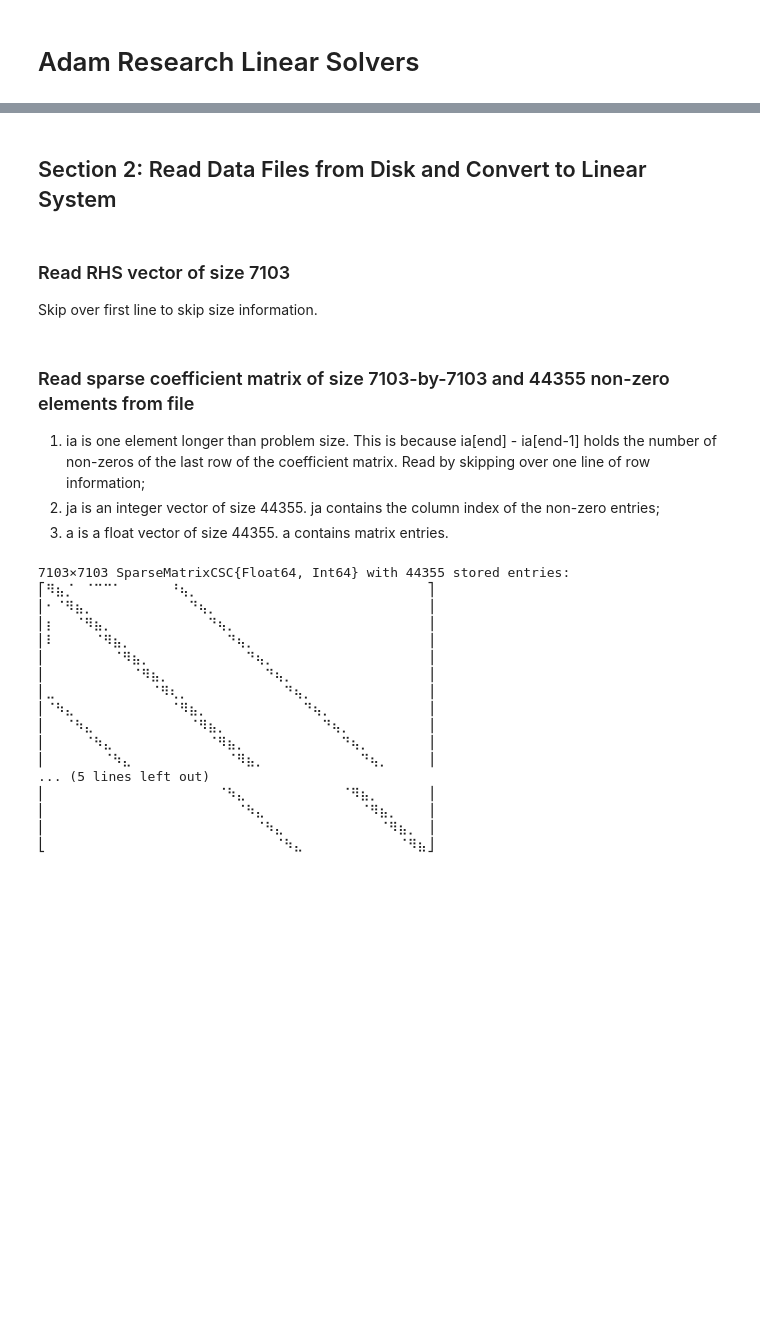
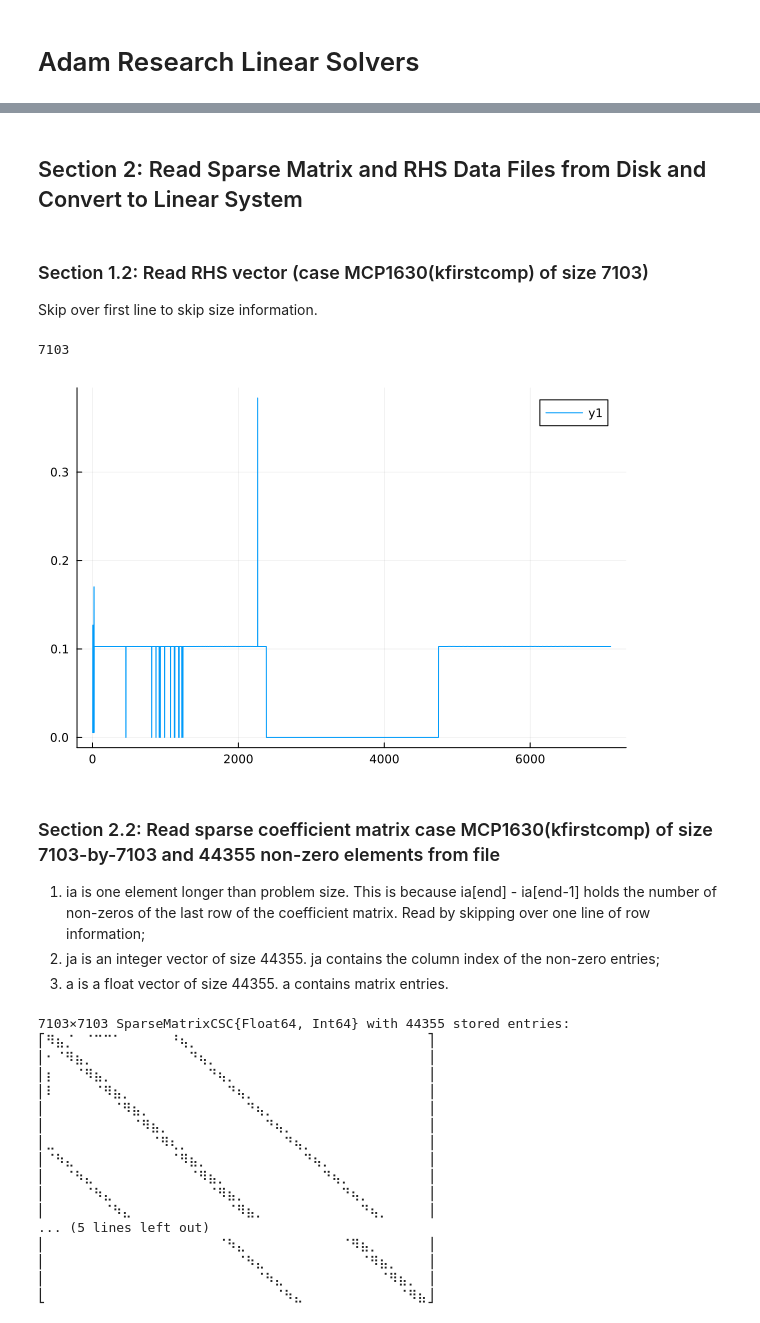
Before and after one commit to ziolai/finite_element_electrical_engineering, a Jupyter notebook: project-based-assignment/linear-solve/readme.ipynb, the cells around one changed output, grey strips where cells are left out. Drawn from its saved outputs; the diff is of its cells as text; code cells hidden in the pictures; blank space fills up the shorter version.

```diff
--- a/project-based-assignment/linear-solve/readme.ipynb
+++ b/project-based-assignment/linear-solve/readme.ipynb
@@ -25,15 +27,22 @@ The goal of the project is to replace a commercial [algebraic multigrid (AMG)](h
 
 <img src="overview.png" width=700 />
 # %% [markdown]
-## Section 2: Read Data Files from Disk and Convert to Linear System
+## Section 2: Read Sparse Matrix and RHS Data Files from Disk and Convert to Linear System
 # %% [markdown]
-### Read RHS vector of size 7103
+### Section 1.2: Read RHS vector (case MCP1630(kfirstcomp) of size 7103)
 Skip over first line to skip size information.
 # %%
-file = open("B.dat", "r")
-b = readdlm(file, Float64, skipstart=1);
+file = open("MCP1630(kfirstcomp)/B.dat", "r")
+b = readdlm(file, Float64, skipstart=0);
+length(b)
+# %% [output]
+7103
+# %%
+plot(b)
+# %% [output]
+[figure, added]
 # %% [markdown]
-### Read sparse coefficient matrix of size 7103-by-7103 and 44355 non-zero elements from file
+### Section 2.2: Read sparse coefficient matrix case MCP1630(kfirstcomp) of size 7103-by-7103 and 44355 non-zero elements from file
 1. ia is one element longer than problem size. This is because ia[end] - ia[end-1] holds the number of non-zeros of the last row of the coefficient matrix. Read by skipping over one line of row information;
 1. ja is an integer vector of size 44355. ja contains the column index of the non-zero entries;
 1. a is a float vector of size 44355. a contains matrix entries.
```
Also changed, not shown: parts of 16 cells of this notebook.
